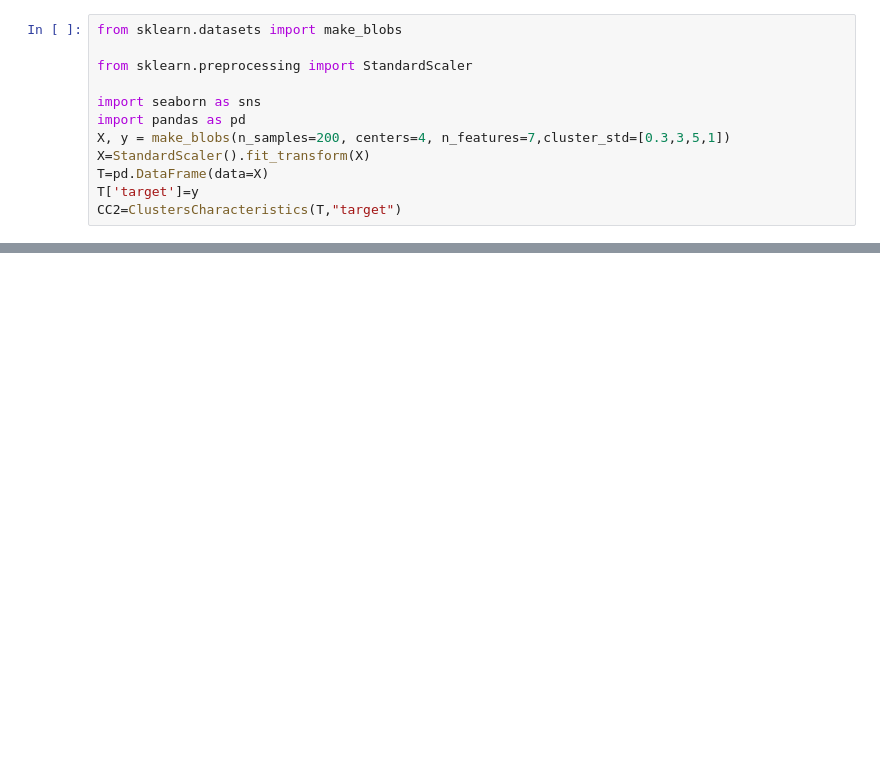
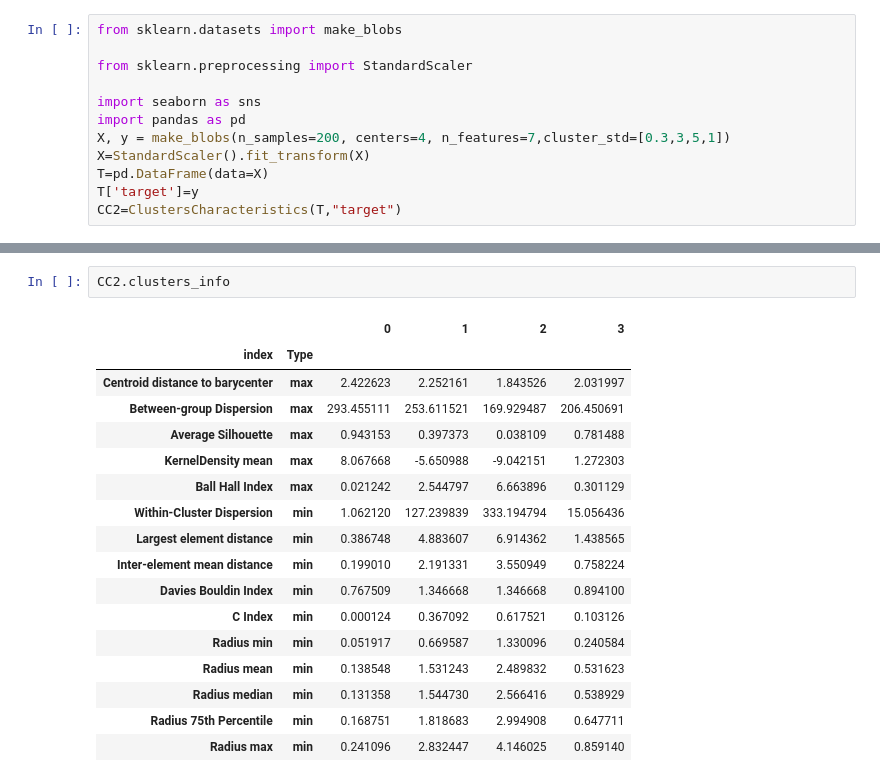
Before and after one commit to Simon-Bertrand/Clusters-Features, a Jupyter notebook: README.ipynb, the cells around one changed output, grey strips where cells are left out. Cells and saved outputs as stored; diff of their text form; blank space fills up the shorter version.

Commit message:
Continuous dev : Finished version for IndexCore

```diff
--- a/README.ipynb
+++ b/README.ipynb
@@ -199,0 +97,20 @@ data['radius']['min']
+# %%
+CC2.clusters_info
+# %% [output]
+|  |  | 0 | 1 | 2 | 3 |
+| index | Type |  |  |  |  |
+| Centroid distance to barycenter | max | 2.422623 | 2.252161 | 1.843526 | 2.031997 |
+| Between-group Dispersion | max | 293.455111 | 253.611521 | 169.929487 | 206.450691 |
+| Average Silhouette | max | 0.943153 | 0.397373 | 0.038109 | 0.781488 |
+| KernelDensity mean | max | 8.067668 | -5.650988 | -9.042151 | 1.272303 |
+| Ball Hall Index | max | 0.021242 | 2.544797 | 6.663896 | 0.301129 |
+| Within-Cluster Dispersion | min | 1.062120 | 127.239839 | 333.194794 | 15.056436 |
+| Largest element distance | min | 0.386748 | 4.883607 | 6.914362 | 1.438565 |
+| Inter-element mean distance | min | 0.199010 | 2.191331 | 3.550949 | 0.758224 |
+| Davies Bouldin Index | min | 0.767509 | 1.346668 | 1.346668 | 0.894100 |
+| C Index | min | 0.000124 | 0.367092 | 0.617521 | 0.103126 |
+| Radius min | min | 0.051917 | 0.669587 | 1.330096 | 0.240584 |
+| Radius mean | min | 0.138548 | 1.531243 | 2.489832 | 0.531623 |
+| Radius median | min | 0.131358 | 1.544730 | 2.566416 | 0.538929 |
+| Radius 75th Percentile | min | 0.168751 | 1.818683 | 2.994908 | 0.647711 |
+| Radius max | min | 0.241096 | 2.832447 | 4.146025 | 0.859140 |
```
Also changed, not shown: parts of 42 cells of this notebook, 4 other files.
